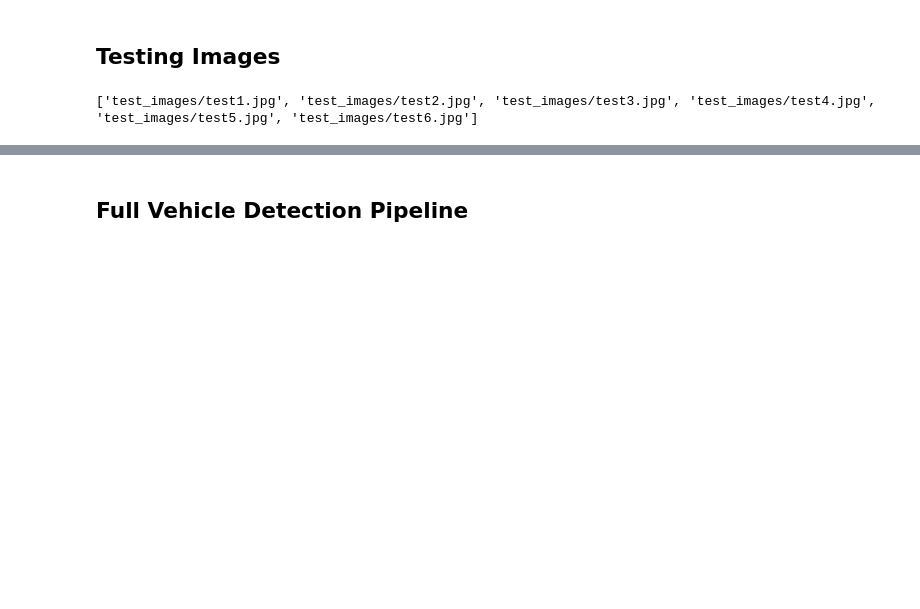
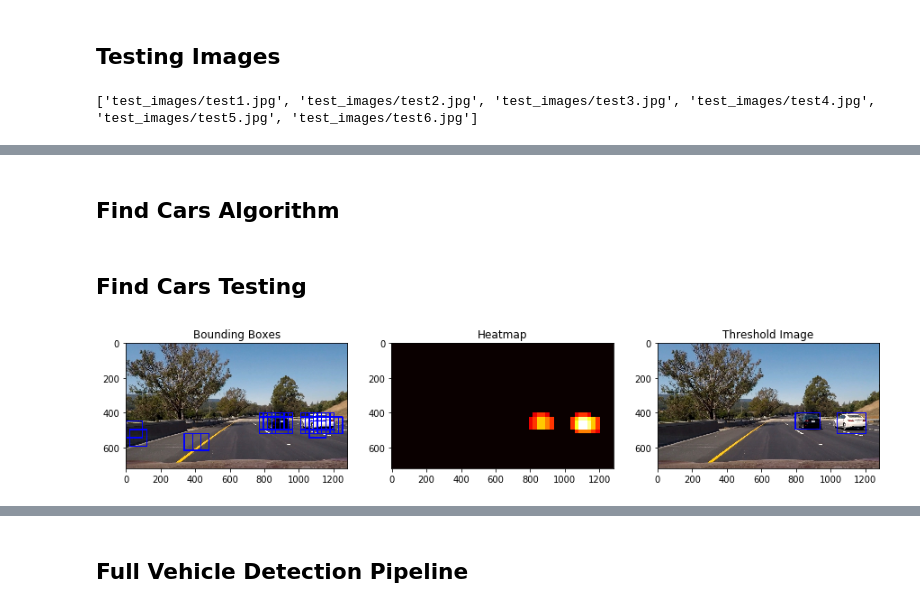
Before and after one commit to patrickcleeve/CarND-Term1-Vehicle-Detection-P5, a Jupyter notebook: CarND-Vehicle-Detection.ipynb, the cells around one changed output, grey strips where cells are left out. Saved outputs shown, nothing was run; the diff lists cells and outputs as text; code cells hidden in the pictures; blank space fills up the shorter version.

```diff
--- a/CarND-Vehicle-Detection.ipynb
+++ b/CarND-Vehicle-Detection.ipynb
@@ -714,3 +712,5 @@ Time taken:  0.7992100715637207  seconds
+# %% [markdown]
+## Find Cars Algorithm
 # %%
 # Helper function
 
@@ -830,6 +830,78 @@ def draw_labeled_bboxes(img, labels):
         cv2.rectangle(img, bbox[0], bbox[1], (0,0,255), 6)
     # Return the image
     return img
+# %% [markdown]
+## Find Cars Testing
+# %%
+# Testing Bounding Boxes, Find Cars Algorithm, and Heat Mapping
+# Single Image
+
+# Test Images
+test_image_path = "test_images/*"
+test_images = glob.glob(test_image_path)
+
+rand_int = np.random.randint(0, len(test_images))
+
+test_image = mpimg.imread(test_images[rand_int])
+
+test_output = process_image(test_image)
+
+images = [test_image, test_output]
+titles = ["Original Image", "Output Image"]
+
+
+
+# For visualisation
+images = []
+titles = []
+
+
+ystart = 400
+ystop = 656
+scale = 1.5
+
+
+
+#image = mpimg.imread(image_path)
+new_img = np.copy(test_image)
+draw_img = np.copy(test_image)
+# Rescale .jpg image (done inside find cars)
+# image = image.astype(np.float32)/255
+
+b_boxes = find_cars(test_image, ystart, ystop, scale, svc, X_scaler,
+                    orient, pix_per_cell, cell_per_block, spatial_size, hist_bins)
+
+# Heatmap
+heatmap = np.zeros_like(image[:,:,0]).astype(np.float)
+
+# Apply heatmap
+heatmap = add_heat(heatmap, b_boxes)
+
+# Apply threshold to help remove false positives
+heatmap = apply_threshold(heatmap,2)
+
+# Visualize the heatmap when displaying
+#heatmap = np.clip(heat, 0, 255)
+
+# Find final boxes from heatmap using label function
+labels = label(heatmap)
+new_img = draw_labeled_bboxes(new_img, labels)
+
+draw_img =  draw_boxes(draw_img, b_boxes, color=(0, 0, 255), thick=6)
+
+
+images.append(draw_img)
+titles.append("Bounding Boxes")
+images.append(heatmap)
+titles.append("Heatmap")
+images.append(new_img)
+titles.append("Threshold Image")
+
+
+fig = plt.figure(figsize=(15, 12))
+visualize(fig, 1, 3, images, titles)
+# %% [output]
+[figure, added]
 # %%
 # Testing Find Cars Algorithm and Heat Mapping
 
```
Also changed, not shown: parts of 16 cells of this notebook.
